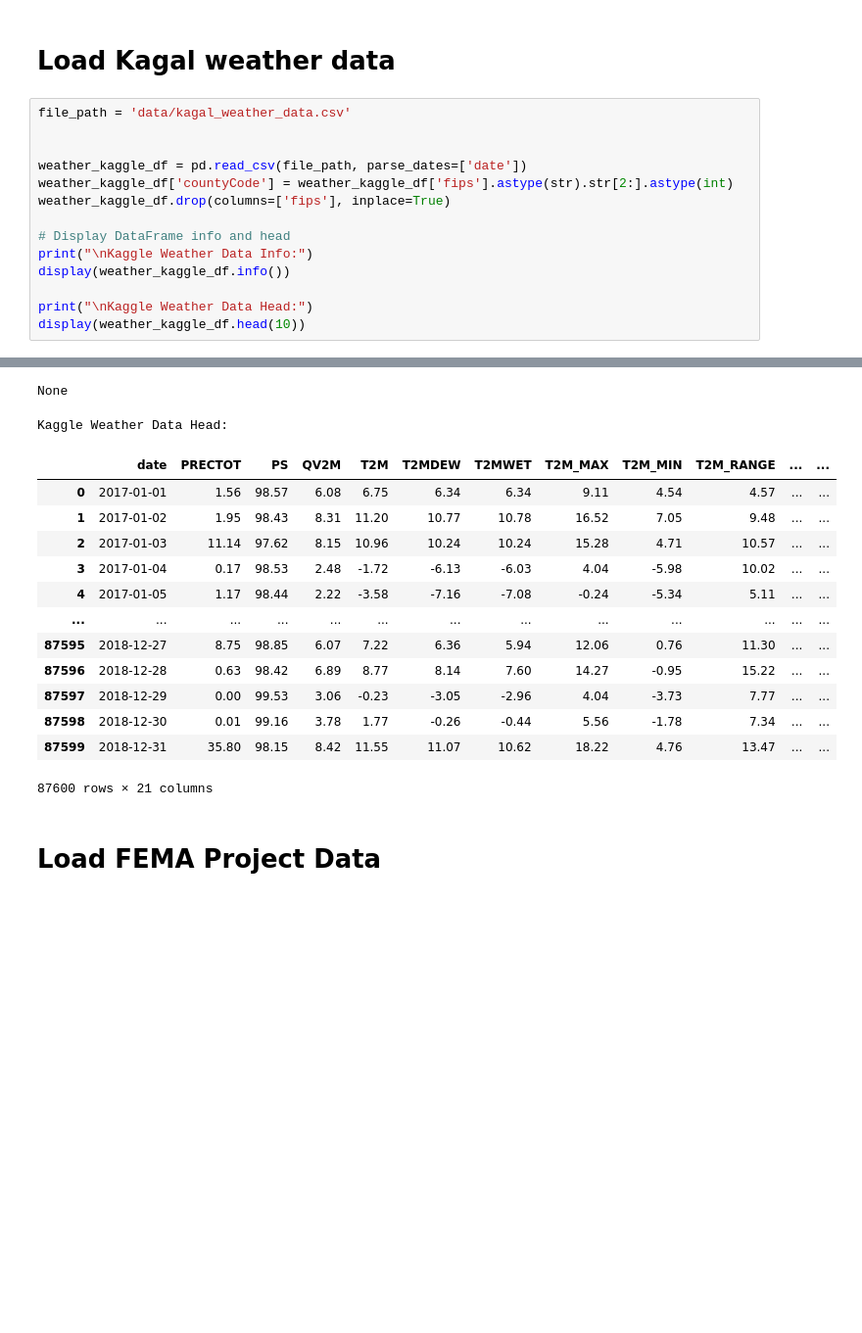
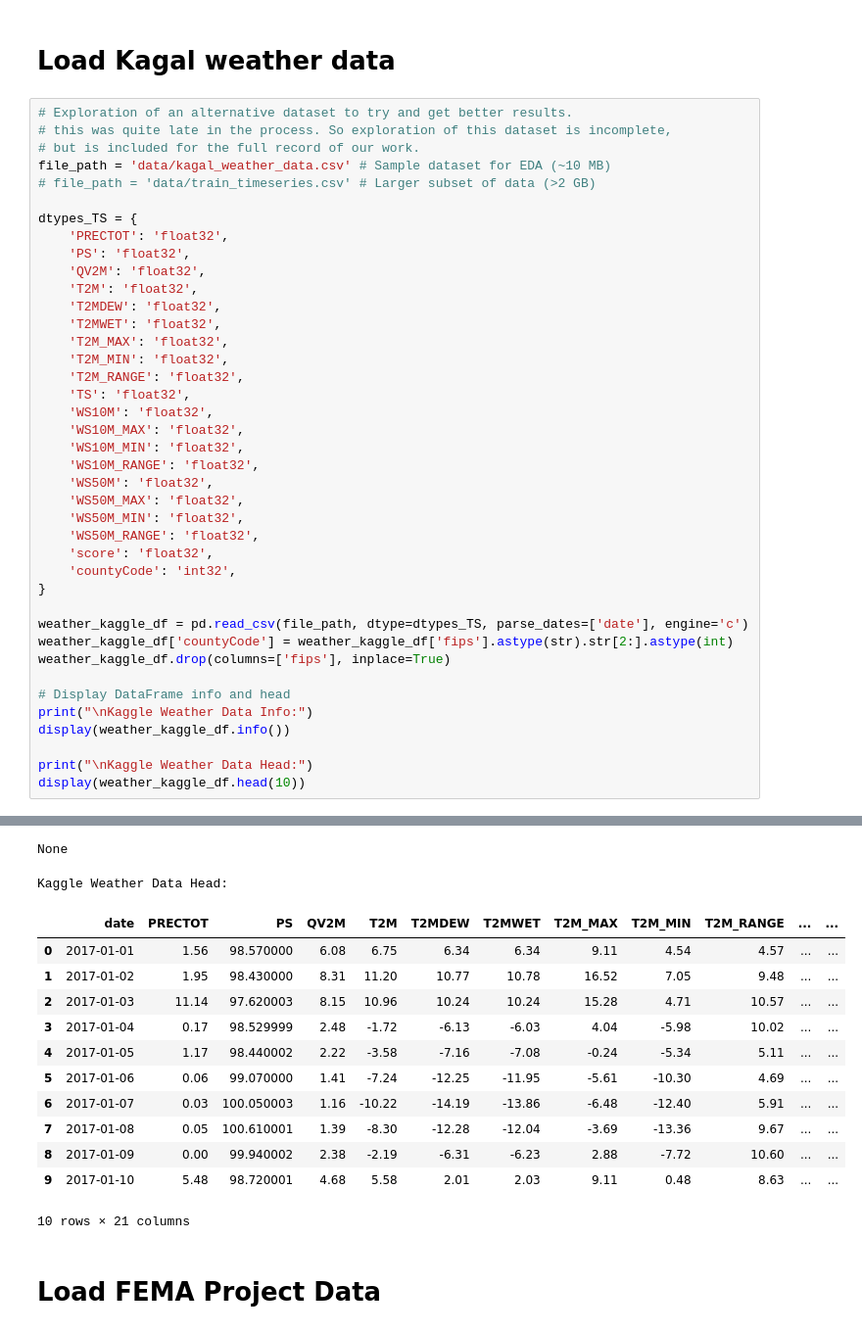
Before and after one commit to shawnericksen/Kentucky-Disaster-Road-Damages, a Jupyter notebook: main.ipynb, the cells around one changed output, grey strips where cells are left out. Shown at 98% size. Saved outputs shown, nothing was run; the diff lists cells and outputs as text; blank space fills up the shorter version.

```diff
--- a/main.ipynb
+++ b/main.ipynb
@@ -131,10 +133,36 @@ Temperature Data Head:
 # %% [markdown]
 # Load Kagal weather data
 # %%
-file_path = 'data/kagal_weather_data.csv'
+# Exploration of an alternative dataset to try and get better results.
+# this was quite late in the process. So exploration of this dataset is incomplete,
+# but is included for the full record of our work.
+file_path = 'data/kagal_weather_data.csv' # Sample dataset for EDA (~10 MB)
+# file_path = 'data/train_timeseries.csv' # Larger subset of data (>2 GB)
 
+dtypes_TS = {
+    'PRECTOT': 'float32',
+    'PS': 'float32',
+    'QV2M': 'float32',
+    'T2M': 'float32',
+    'T2MDEW': 'float32',
+    'T2MWET': 'float32',
+    'T2M_MAX': 'float32',
+    'T2M_MIN': 'float32',
+    'T2M_RANGE': 'float32',
+    'TS': 'float32',
+    'WS10M': 'float32',
+    'WS10M_MAX': 'float32',
+    'WS10M_MIN': 'float32',
+    'WS10M_RANGE': 'float32',
+    'WS50M': 'float32',
+    'WS50M_MAX': 'float32',
+    'WS50M_MIN': 'float32',
+    'WS50M_RANGE': 'float32',
+    'score': 'float32',
+    'countyCode': 'int32',
+}
 
-weather_kaggle_df = pd.read_csv(file_path, parse_dates=['date'])
+weather_kaggle_df = pd.read_csv(file_path, dtype=dtypes_TS, parse_dates=['date'], engine='c')
 weather_kaggle_df['countyCode'] = weather_kaggle_df['fips'].astype(str).str[2:].astype(int)
 weather_kaggle_df.drop(columns=['fips'], inplace=True)
 
@@ -165,18 +193,17 @@ memory usage: 14.0 MB
 None
 Kaggle Weather Data Head:
 |  | date | PRECTOT | PS | QV2M | T2M | T2MDEW | T2MWET | T2M_MAX | T2M_MIN | T2M_RANGE | ... | ... |
-| 0 | 2017-01-01 | 1.56 | 98.57 | 6.08 | 6.75 | 6.34 | 6.34 | 9.11 | 4.54 | 4.57 | ... | ... |
-| 1 | 2017-01-02 | 1.95 | 98.43 | 8.31 | 11.20 | 10.77 | 10.78 | 16.52 | 7.05 | 9.48 | ... | ... |
-| 2 | 2017-01-03 | 11.14 | 97.62 | 8.15 | 10.96 | 10.24 | 10.24 | 15.28 | 4.71 | 10.57 | ... | ... |
-| 3 | 2017-01-04 | 0.17 | 98.53 | 2.48 | -1.72 | -6.13 | -6.03 | 4.04 | -5.98 | 10.02 | ... | ... |
-| 4 | 2017-01-05 | 1.17 | 98.44 | 2.22 | -3.58 | -7.16 | -7.08 | -0.24 | -5.34 | 5.11 | ... | ... |
-| ... | ... | ... | ... | ... | ... | ... | ... | ... | ... | ... | ... | ... |
-| 87595 | 2018-12-27 | 8.75 | 98.85 | 6.07 | 7.22 | 6.36 | 5.94 | 12.06 | 0.76 | 11.30 | ... | ... |
-| 87596 | 2018-12-28 | 0.63 | 98.42 | 6.89 | 8.77 | 8.14 | 7.60 | 14.27 | -0.95 | 15.22 | ... | ... |
-| 87597 | 2018-12-29 | 0.00 | 99.53 | 3.06 | -0.23 | -3.05 | -2.96 | 4.04 | -3.73 | 7.77 | ... | ... |
-| 87598 | 2018-12-30 | 0.01 | 99.16 | 3.78 | 1.77 | -0.26 | -0.44 | 5.56 | -1.78 | 7.34 | ... | ... |
-| 87599 | 2018-12-31 | 35.80 | 98.15 | 8.42 | 11.55 | 11.07 | 10.62 | 18.22 | 4.76 | 13.47 | ... | ... |
+| 0 | 2017-01-01 | 1.56 | 98.570000 | 6.08 | 6.75 | 6.34 | 6.34 | 9.11 | 4.54 | 4.57 | ... | ... |
+| 1 | 2017-01-02 | 1.95 | 98.430000 | 8.31 | 11.20 | 10.77 | 10.78 | 16.52 | 7.05 | 9.48 | ... | ... |
+| 2 | 2017-01-03 | 11.14 | 97.620003 | 8.15 | 10.96 | 10.24 | 10.24 | 15.28 | 4.71 | 10.57 | ... | ... |
+| 3 | 2017-01-04 | 0.17 | 98.529999 | 2.48 | -1.72 | -6.13 | -6.03 | 4.04 | -5.98 | 10.02 | ... | ... |
+| 4 | 2017-01-05 | 1.17 | 98.440002 | 2.22 | -3.58 | -7.16 | -7.08 | -0.24 | -5.34 | 5.11 | ... | ... |
+| 5 | 2017-01-06 | 0.06 | 99.070000 | 1.41 | -7.24 | -12.25 | -11.95 | -5.61 | -10.30 | 4.69 | ... | ... |
+| 6 | 2017-01-07 | 0.03 | 100.050003 | 1.16 | -10.22 | -14.19 | -13.86 | -6.48 | -12.40 | 5.91 | ... | ... |
+| 7 | 2017-01-08 | 0.05 | 100.610001 | 1.39 | -8.30 | -12.28 | -12.04 | -3.69 | -13.36 | 9.67 | ... | ... |
+| 8 | 2017-01-09 | 0.00 | 99.940002 | 2.38 | -2.19 | -6.31 | -6.23 | 2.88 | -7.72 | 10.60 | ... | ... |
+| 9 | 2017-01-10 | 5.48 | 98.720001 | 4.68 | 5.58 | 2.01 | 2.03 | 9.11 | 0.48 | 8.63 | ... | ... |
-87600 rows × 21 columns
+10 rows × 21 columns
 # %% [markdown]
 # Load FEMA Project Data
 # %%
```
Also changed, not shown: parts of 13 cells of this notebook.
